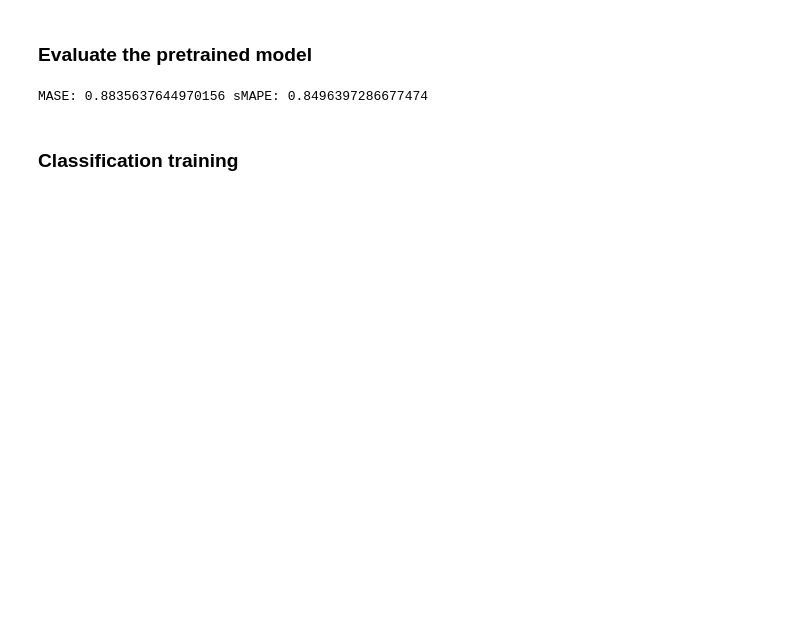
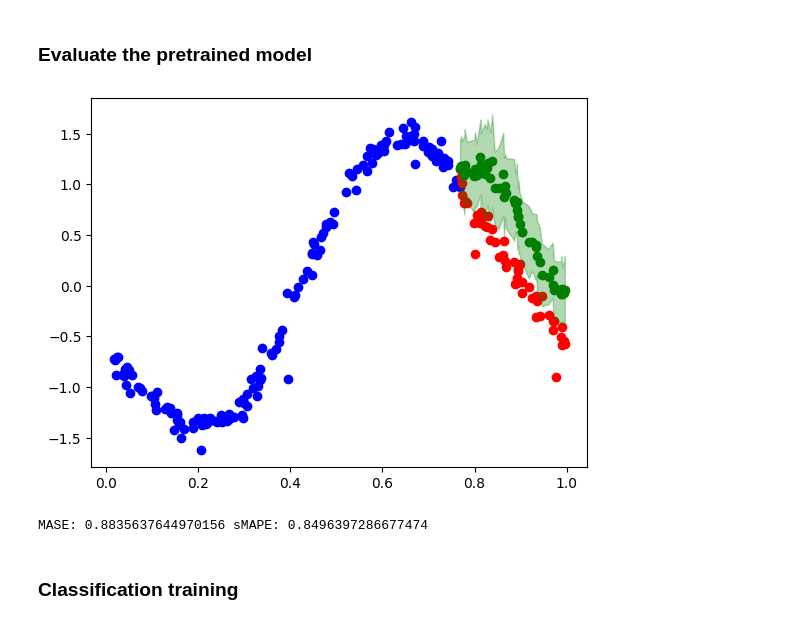
Before and after one commit to MeriDK/AstroM3, a Jupyter notebook: example.ipynb, the cells around one changed output. Saved outputs shown, nothing was run; the diff lists cells and outputs as text; code cells hidden in the pictures; blank space fills up the shorter version.

```diff
--- a/example.ipynb
+++ b/example.ipynb
@@ -35,9 +58,12 @@ config = TimeSeriesTransformerConfig(
     prediction_length=prediction_length,
     context_length=window_length - prediction_length - 7,  # 7 is max(lags) for default lags
     num_time_features=1,
+    num_static_real_features=3,
     encoder_layers=2,
     decoder_layers=2,
     d_model=64,
+    distribution_output='normal',
+    scaling=None
 )
 # %%
 model = TimeSeriesTransformerForPrediction(config)
@@ -72,10 +95,45 @@ Epoch 19: Train Loss 1.3112 Val Loss 1.2664
 # %%
-prediction_trainer.model.save_pretrained(weights_path)
+model.save_pretrained(weights_path)
 # %% [markdown]
 ### Evaluate the pretrained model
 # %%
 model = TimeSeriesTransformerForPrediction.from_pretrained(weights_path)
 model = model.to(device)
+# %%
+model.eval()
+i = 1
+past_times, future_times, past_values, future_values, past_mask, future_mask, aux, labels = train_dataset[i:i+1]
+
+with torch.no_grad():
+    outputs = model.generate(
+        past_time_features=past_times.to(device),
+        past_values=past_values.to(device),
+        future_time_features=future_times.to(device),
+        past_observed_mask=past_mask.to(device),
+        static_real_features=aux.to(device),
+    )
+
+    if train_dataset.use_errors:
+        plt.errorbar(past_times[0,:,0], past_values[:,0], past_values[:,1], fmt="o")
+        plt.errorbar(future_times, future_values[:,0], future_values[:,1], fmt="o", c="r")
+    else:
+        plt.scatter(past_times[0,:,0], past_values[0,:], c="b")
+        plt.scatter(future_times[0,:,0], future_values[0,:], c="r")
+        med = outputs.sequences[0,:,:].median(dim=0).values.cpu()
+        mad = stats.median_abs_deviation(outputs.sequences[:,:,:].cpu(), axis=1, nan_policy="omit")
+        plt.scatter(future_times[0,:,0].cpu(), med.cpu(), c="g")
+
+        plt.fill_between(
+            future_times[0,:,0],
+            (med - mad)[0,:],
+            (med + mad)[0,:],
+            alpha=0.3,
+            interpolate=True,
+            label="+/- 1-std",
+            color="g"
+        )
+# %% [output]
+[figure, added]
 # %%
 prediction_trainer = PredictionTrainer(model=model, optimizer=None, device=device)
 # %%
```
Also changed, not shown: parts of 10 cells of this notebook, 1 other file.
